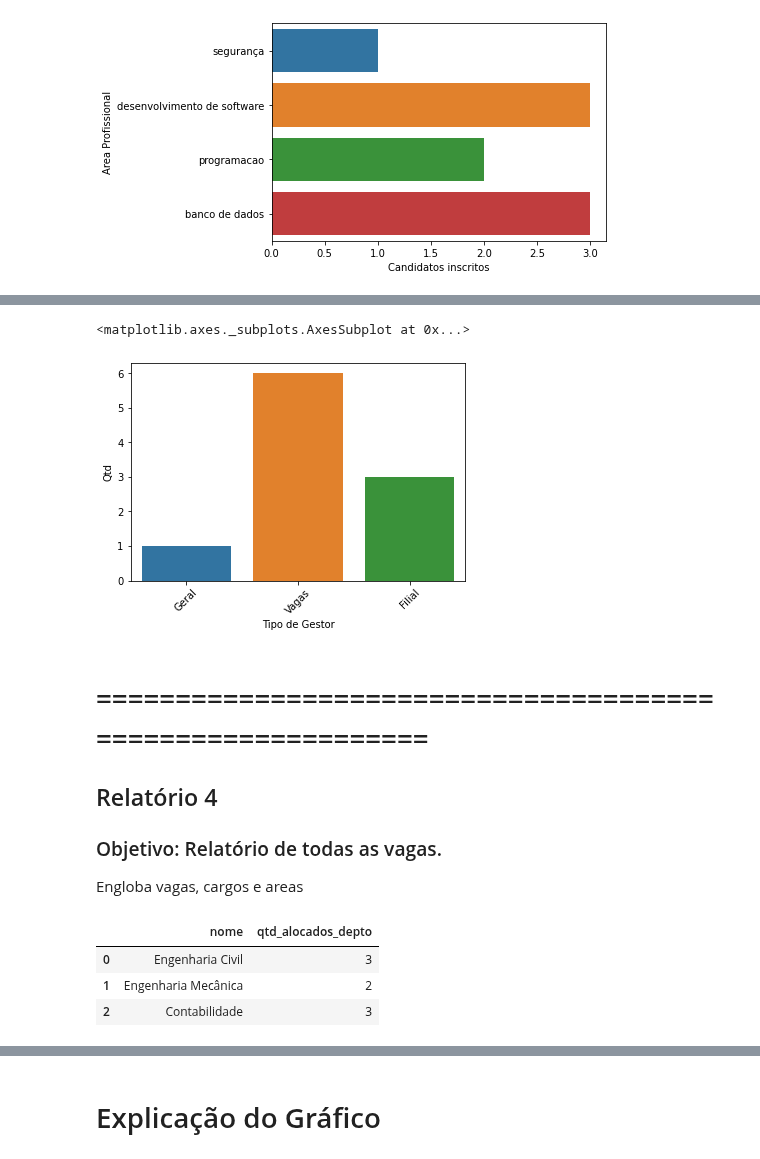
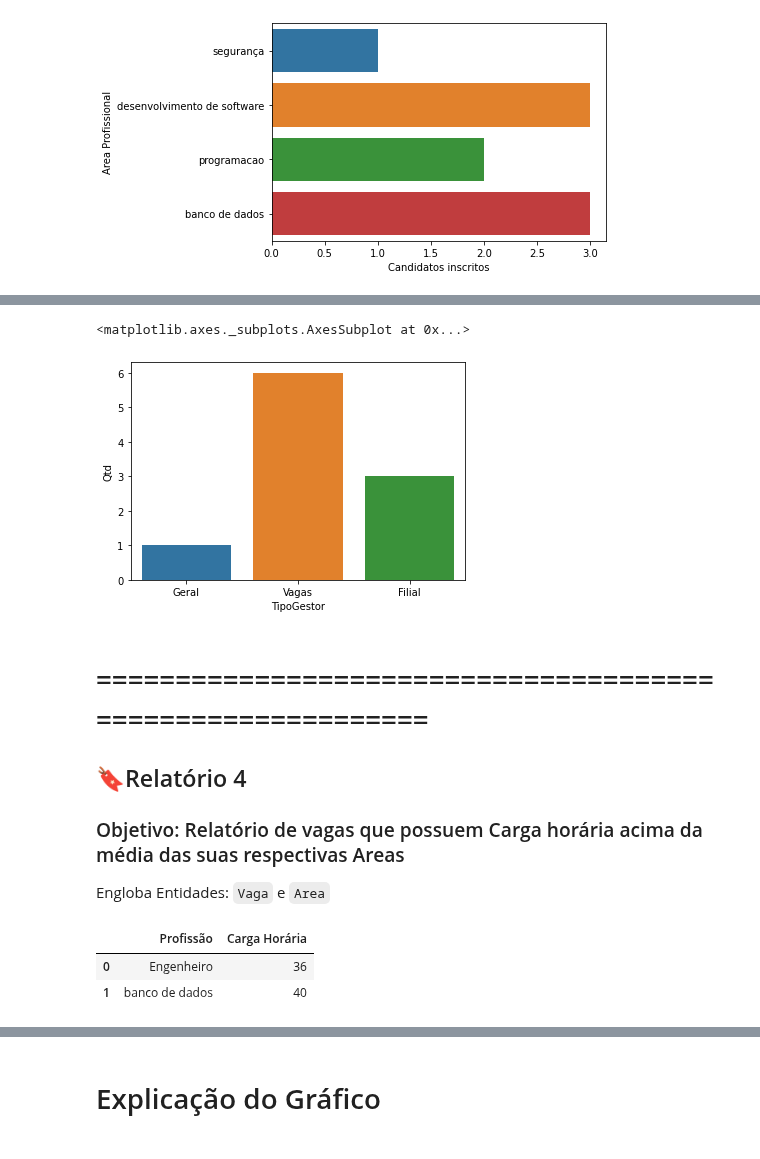
Before and after one commit to MateusLannes/Trabalho_BD1_2022, a Jupyter notebook: Files/ColabGHHL_Contrat.ipynb, the cells around one changed output, grey strips where cells are left out. Drawn from its saved outputs; the diff is of its cells as text; code cells hidden in the pictures.

```diff
--- a/Files/ColabGHHL_Contrat.ipynb
+++ b/Files/ColabGHHL_Contrat.ipynb
@@ -1488,7 +1503,7 @@ sns.barplot(x='Candidatos inscritos',y='Area Profissional',data=res,)
 Engloba gestores, tipos de gestores.
 # %%
 res = pd.read_sql_query("""
-SELECT count(g.fk_usuario_id) as "Qtd", tg.nome_tipo as "Tipo de Gestor"
+SELECT count(g.fk_usuario_id) as "Qtd", tg.nome_tipo as "TipoGestor"
 FROM gestor as g
 join tipo_gestor as tg on(g.id_tipo=tg.id_tipo)
 group by tg.nome_tipo;
@@ -1502,25 +1526,26 @@ res
 # %%
-plt.xticks(rotation=45)
-sns.barplot(x='Tipo de Gestor',y='Qtd',data=res,)
+sns.barplot(x='TipoGestor',y='Qtd',data=res,)
 # %% [output]
 <matplotlib.axes._subplots.AxesSubplot at 0x...>
-[figure, old version]
+[figure, new version]
 # %% [markdown]
 # ============================================================
-## Relatório 4
-### Objetivo: Relatório de todas as vagas.
-Engloba vagas, cargos e areas
+## 🔖Relatório 4
+### Objetivo: Relatório de vagas que possuem Carga horária acima da média das suas respectivas Areas
+Engloba Entidades:  `Vaga` e `Area`
-# %%
-res = pd.read_sql_query("""
-                          select d.nome,count(e.nome) as qtd_alocados_depto
-                            from departamento d
-                            inner join empregado e
-                            on e.depto = d.numero
-                            group by d.nome
-""",conn)
-res
-# %% [output]
-|  | nome | qtd_alocados_depto |
-| 0 | Engenharia Civil | 3 |
-| 1 | Engenharia Mecânica | 2 |
-| 2 | Contabilidade | 3 |
+# %%
+res = pd.read_sql_query("""
+select a.nome_area as "Profissão",v.carga_horaria "Carga Horária"
+from area as a
+join vaga as v on(v.fk_area=a.id)
+WHERE v.carga_horaria>
+    (select coalesce(avg(vaga.carga_horaria),0) as "Média CH"
+    from vaga
+    where vaga.fk_area = a.id)
+GROUP BY a.id,v.carga_horaria;
+""",conn)
+res
+# %% [output]
+|  | Profissão | Carga Horária |
+| 0 | Engenheiro | 36 |
+| 1 | banco de dados | 40 |
```
Also changed, not shown: parts of 20 cells of this notebook.
